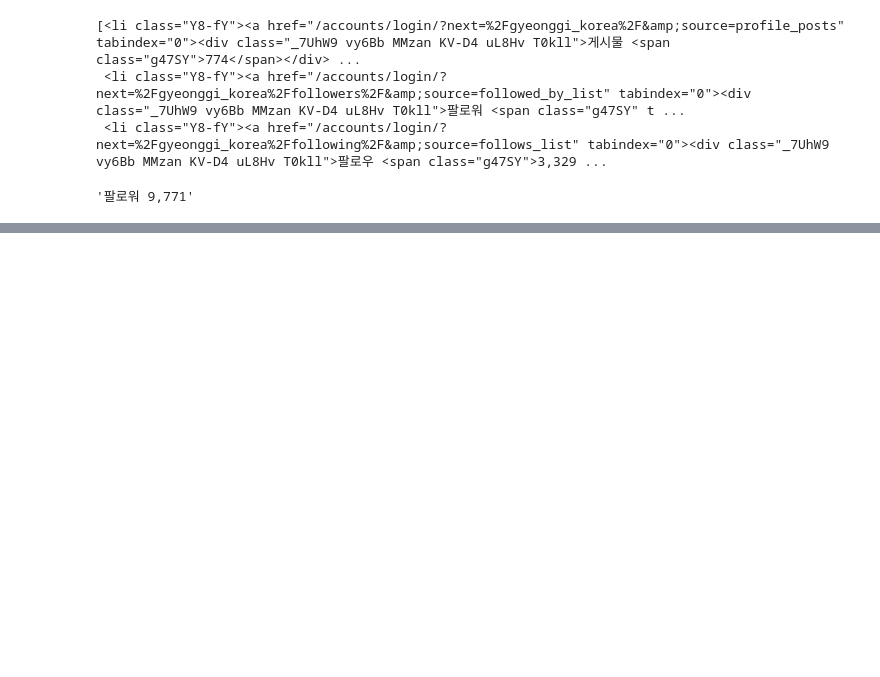
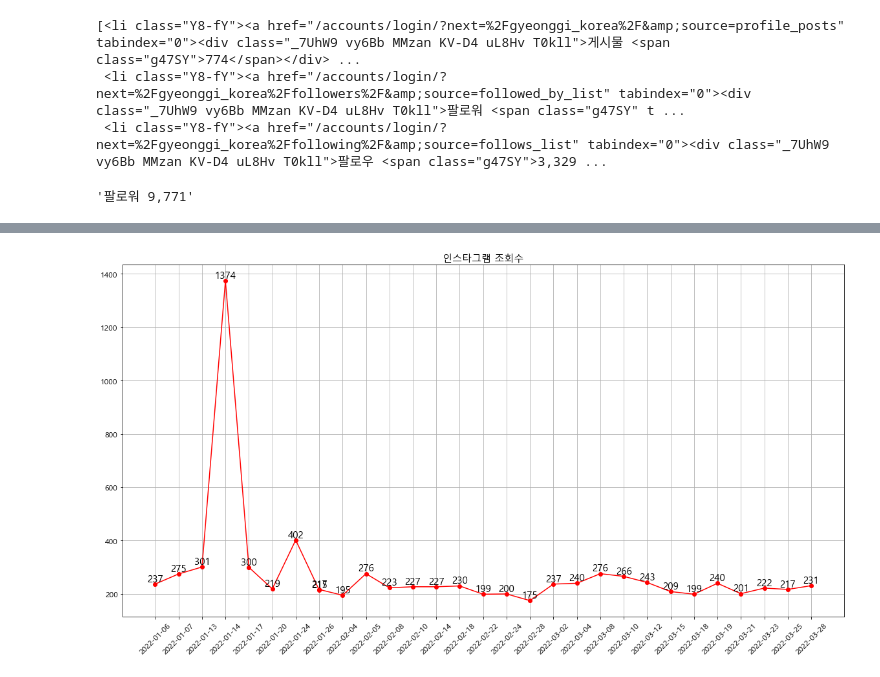
Before and after one commit to kbjung/Wantreez, a Jupyter notebook: Crawling/test.ipynb, the cells around one changed output, grey strips where cells are left out. Saved outputs shown, nothing was run; the diff lists cells and outputs as text; code cells hidden in the pictures; blank space fills up the shorter version.

```diff
--- a/Crawling/test.ipynb
+++ b/Crawling/test.ipynb
@@ -30,0 +50,3 @@ page[1].text
+# %%
+df = pd.read_excel('crawling_data/instagram/instagram_20220329-164006.xlsx')
+df.head()
@@ -30,0 +80,3 @@ page[1].text
+# %%
+value = df[['날짜', '조회수']]
+value
@@ -30,0 +101,15 @@ page[1].text
+# %%
+plt.figure(figsize=(20,10))
+plt.grid()
+x = value['날짜']
+y = value['조회수']
+plt.plot(x, y, 'r-o')
+plt.xticks(rotation=45, fontsize=12)
+plt.yticks(fontsize=12)
+for i in range(len(x)):
+    height = y[i]
+    plt.text(x[i], height, f'{y[i]}', ha='center', va='bottom', size=15)
+plt.title('인스타그램 조회수', fontdict={'size':'15'})
+plt.show()
+# %% [output]
+[figure, added]
```
Also changed, not shown: parts of 8 cells of this notebook.
